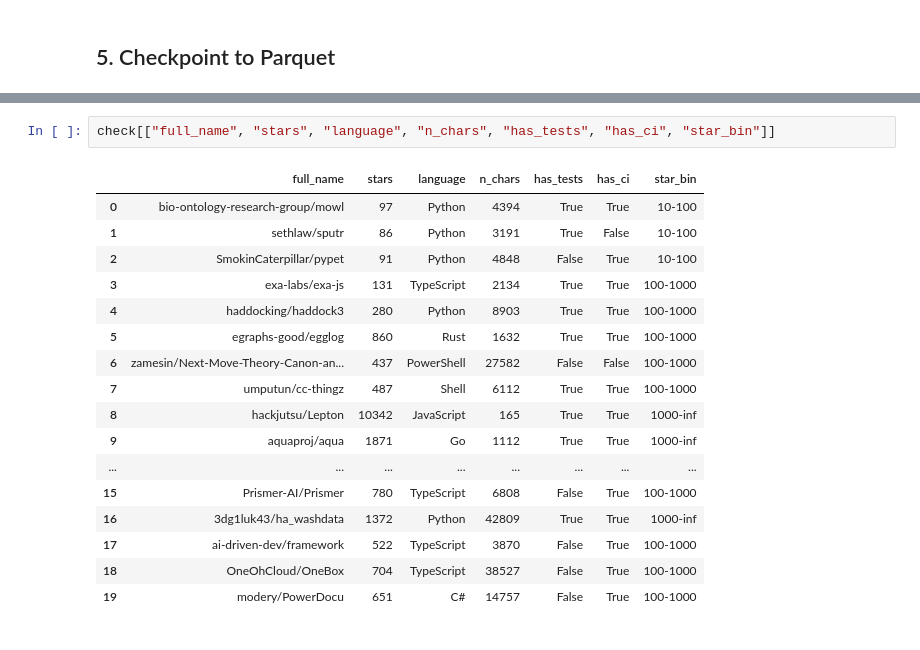
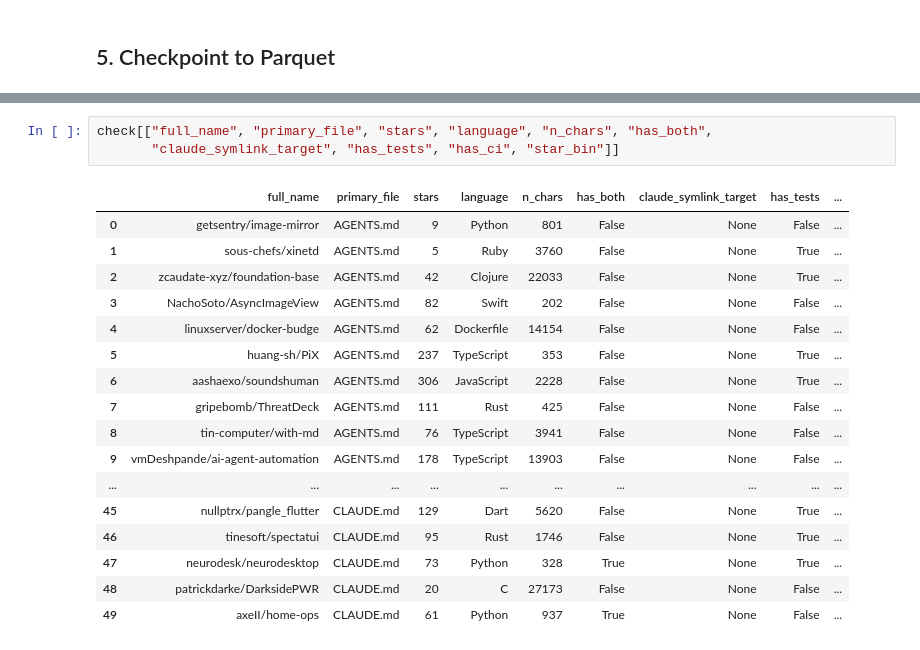
Before and after one commit to TheArnavBatra/claude-md-study, a Jupyter notebook: 01_scrape.ipynb, the cells around one changed output, grey strips where cells are left out. Cells and saved outputs as stored; diff of their text form.

```diff
--- a/01_scrape.ipynb
+++ b/01_scrape.ipynb
@@ -200,20 +257,21 @@ saved data/raw/pilot_20.parquet (20, 17)
 # %%
-check[["full_name", "stars", "language", "n_chars", "has_tests", "has_ci", "star_bin"]]
+check[["full_name", "primary_file", "stars", "language", "n_chars", "has_both",
+       "claude_symlink_target", "has_tests", "has_ci", "star_bin"]]
 # %% [output]
-|  | full_name | stars | language | n_chars | has_tests | has_ci | star_bin |
-| 0 | bio-ontology-research-group/mowl | 97 | Python | 4394 | True | True | 10-100 |
-| 1 | sethlaw/sputr | 86 | Python | 3191 | True | False | 10-100 |
-| 2 | SmokinCaterpillar/pypet | 91 | Python | 4848 | False | True | 10-100 |
-| 3 | exa-labs/exa-js | 131 | TypeScript | 2134 | True | True | 100-1000 |
-| 4 | haddocking/haddock3 | 280 | Python | 8903 | True | True | 100-1000 |
-| 5 | egraphs-good/egglog | 860 | Rust | 1632 | True | True | 100-1000 |
-| 6 | zamesin/Next-Move-Theory-Canon-an... | 437 | PowerShell | 27582 | False | False | 100-1000 |
-| 7 | umputun/cc-thingz | 487 | Shell | 6112 | True | True | 100-1000 |
-| 8 | hackjutsu/Lepton | 10342 | JavaScript | 165 | True | True | 1000-inf |
-| 9 | aquaproj/aqua | 1871 | Go | 1112 | True | True | 1000-inf |
-| ... | ... | ... | ... | ... | ... | ... | ... |
-| 15 | Prismer-AI/Prismer | 780 | TypeScript | 6808 | False | True | 100-1000 |
-| 16 | 3dg1luk43/ha_washdata | 1372 | Python | 42809 | True | True | 1000-inf |
-| 17 | ai-driven-dev/framework | 522 | TypeScript | 3870 | False | True | 100-1000 |
-| 18 | OneOhCloud/OneBox | 704 | TypeScript | 38527 | False | True | 100-1000 |
-| 19 | modery/PowerDocu | 651 | C# | 14757 | False | True | 100-1000 |
+|  | full_name | primary_file | stars | language | n_chars | has_both | claude_symlink_target | has_tests | ... |
+| 0 | getsentry/image-mirror | AGENTS.md | 9 | Python | 801 | False | None | False | ... |
+| 1 | sous-chefs/xinetd | AGENTS.md | 5 | Ruby | 3760 | False | None | True | ... |
+| 2 | zcaudate-xyz/foundation-base | AGENTS.md | 42 | Clojure | 22033 | False | None | True | ... |
+| 3 | NachoSoto/AsyncImageView | AGENTS.md | 82 | Swift | 202 | False | None | False | ... |
+| 4 | linuxserver/docker-budge | AGENTS.md | 62 | Dockerfile | 14154 | False | None | False | ... |
+| 5 | huang-sh/PiX | AGENTS.md | 237 | TypeScript | 353 | False | None | True | ... |
+| 6 | aashaexo/soundshuman | AGENTS.md | 306 | JavaScript | 2228 | False | None | True | ... |
+| 7 | gripebomb/ThreatDeck | AGENTS.md | 111 | Rust | 425 | False | None | False | ... |
+| 8 | tin-computer/with-md | AGENTS.md | 76 | TypeScript | 3941 | False | None | False | ... |
+| 9 | vmDeshpande/ai-agent-automation | AGENTS.md | 178 | TypeScript | 13903 | False | None | False | ... |
+| ... | ... | ... | ... | ... | ... | ... | ... | ... | ... |
+| 45 | nullptrx/pangle_flutter | CLAUDE.md | 129 | Dart | 5620 | False | None | True | ... |
+| 46 | tinesoft/spectatui | CLAUDE.md | 95 | Rust | 1746 | False | None | True | ... |
+| 47 | neurodesk/neurodesktop | CLAUDE.md | 73 | Python | 328 | True | None | True | ... |
+| 48 | patrickdarke/DarksidePWR | CLAUDE.md | 20 | C | 27173 | False | None | False | ... |
+| 49 | axeII/home-ops | CLAUDE.md | 61 | Python | 937 | True | None | False | ... |
```
Also changed, not shown: parts of 11 cells of this notebook, 2 other files.
